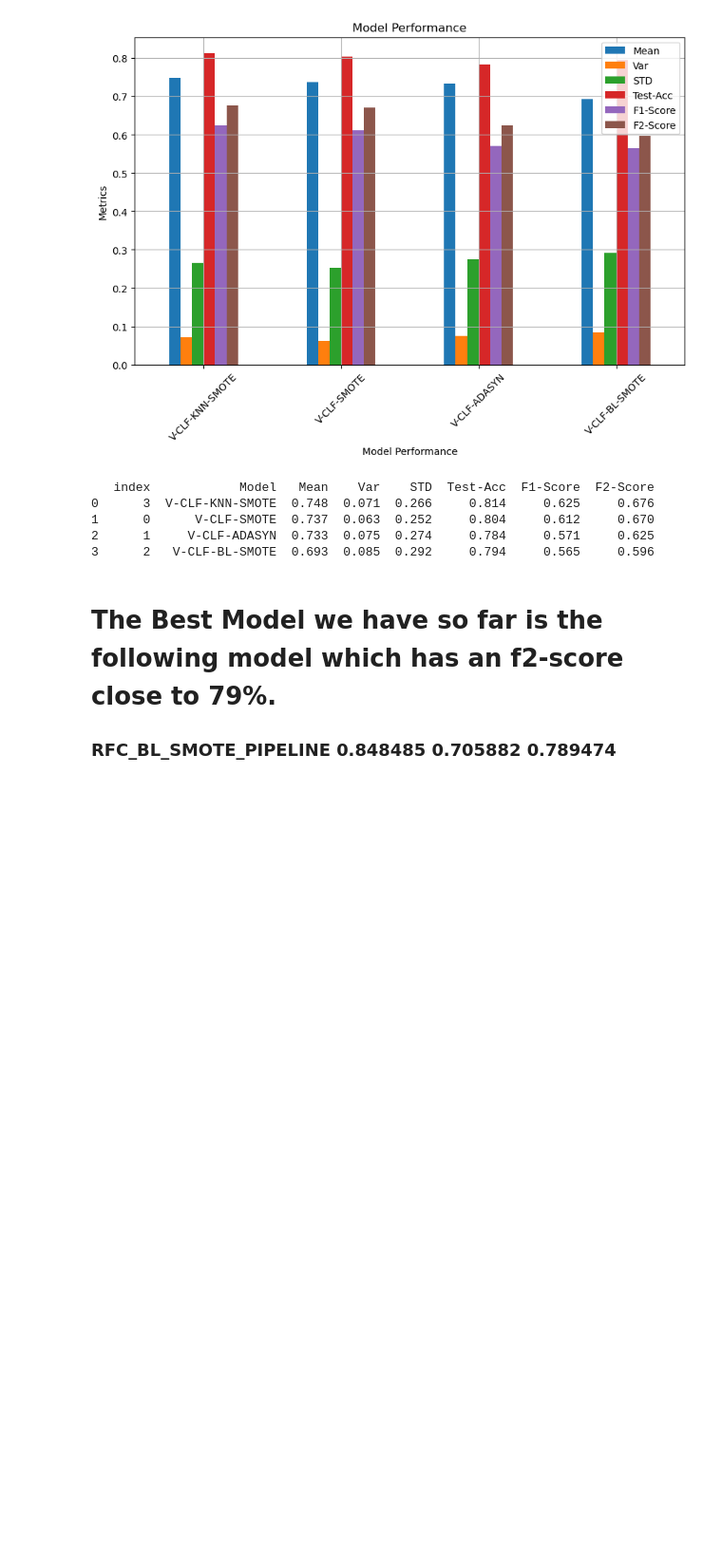
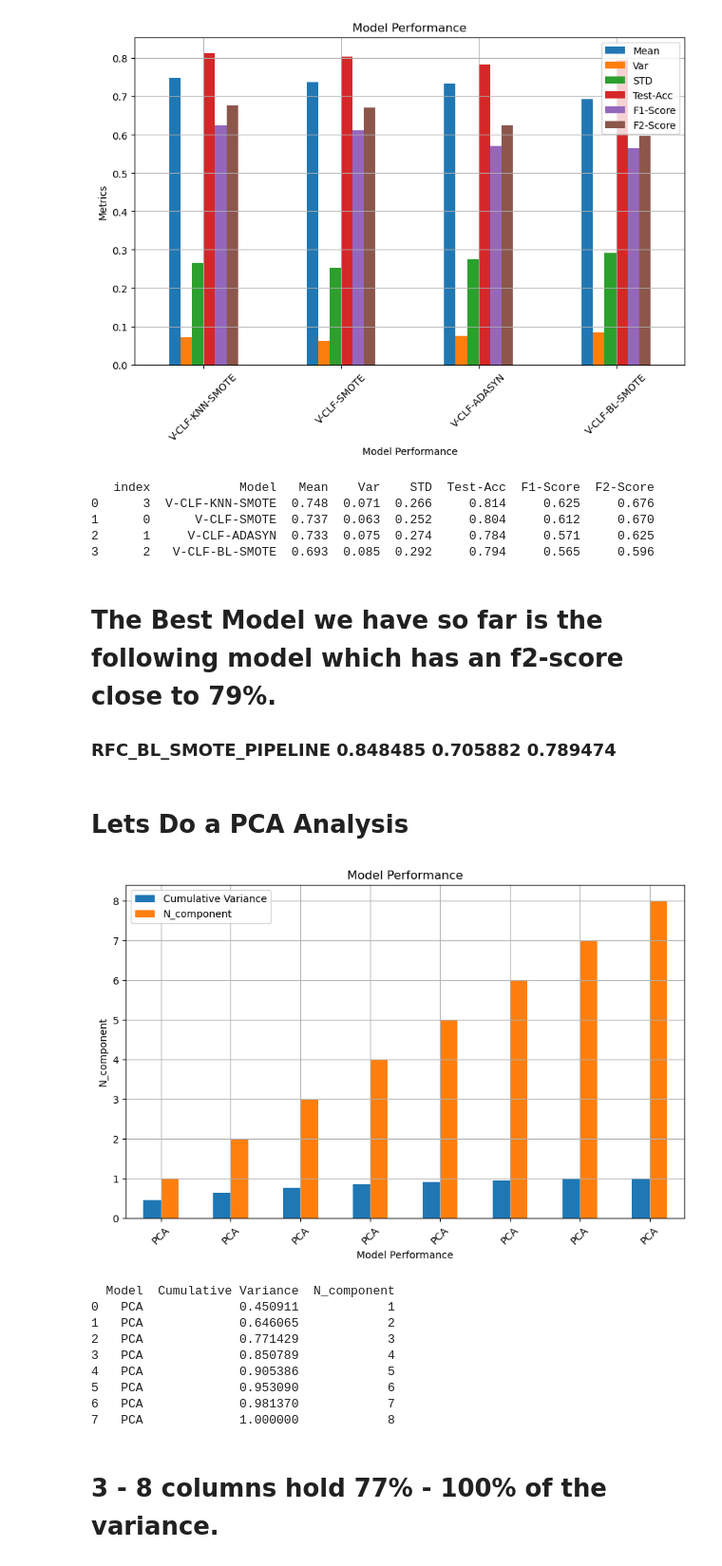
Before and after one commit to MaukanMir/Prostate-Cancer-Classification, a Jupyter notebook: training.ipynb, the cells around one changed output. Shown at 95% size. Saved outputs shown, nothing was run; the diff lists cells and outputs as text; code cells hidden in the pictures; blank space fills up the shorter version.

Commit message:
added new models

```diff
--- a/training.ipynb
+++ b/training.ipynb
@@ -214,6 +214,25 @@ def grid_search(X, y, pipelines, params, pipeline_names):
   df = pd.DataFrame(model_performance).sort_values(by="F1-Score", ascending=False).reset_index()
   plot_model_performance(df, ["Acc", "F1-Score", "F2-Score"], "Metrics")
   print(df)
+
+def pca_analysis(X):
+
+  pca_performance = []
+  features = range(1, X.shape[1]+1)
+  for n_component in features:
+    pca = PCA(n_components=n_component)
+    pipeline = create_pipeline("pca", pca)
+    X_pca = pipeline.fit_transform(X)
+    explained_variance = np.sum(pca.explained_variance_ratio_)
+    pca_performance.append({
+      "Model":"PCA",
+      "Cumulative Variance": explained_variance,
+      "N_component": n_component
+    })
+
+  df = pd.DataFrame(pca_performance)
+  plot_model_performance(df, ["Cumulative Variance", "N_component"], "N_component")
+  print(df)
 # %% [markdown]
 # EDA Analysis
 # %%
@@ -783,3 +802,20 @@ test_selected_sampling_models(sampling_model_names, sampling_models, model_names
 # %% [markdown]
 # The Best Model we have so far is the following model which has an f2-score close to 79%.
 ### RFC_BL_SMOTE_PIPELINE  0.848485  0.705882  0.789474
+# %% [markdown]
+# Lets Do a PCA Analysis
+# %%
+pca_analysis(X)
+# %% [output]
+[figure, added]
+  Model  Cumulative Variance  N_component
+0   PCA             0.450911            1
+1   PCA             0.646065            2
+2   PCA             0.771429            3
+3   PCA             0.850789            4
+4   PCA             0.905386            5
+5   PCA             0.953090            6
+6   PCA             0.981370            7
+7   PCA             1.000000            8
+# %% [markdown]
+# 3 - 8 columns hold 77% - 100% of the variance.
```
Also changed, not shown: parts of 1 cell of this notebook.
